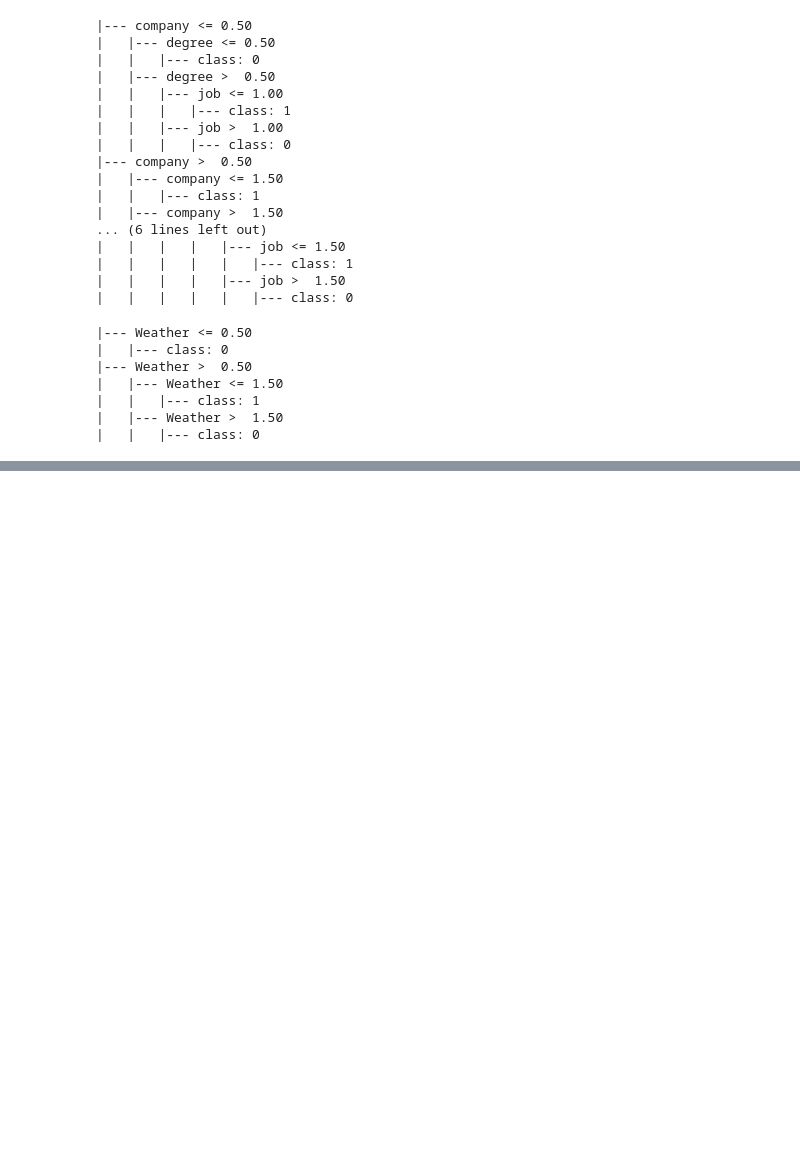
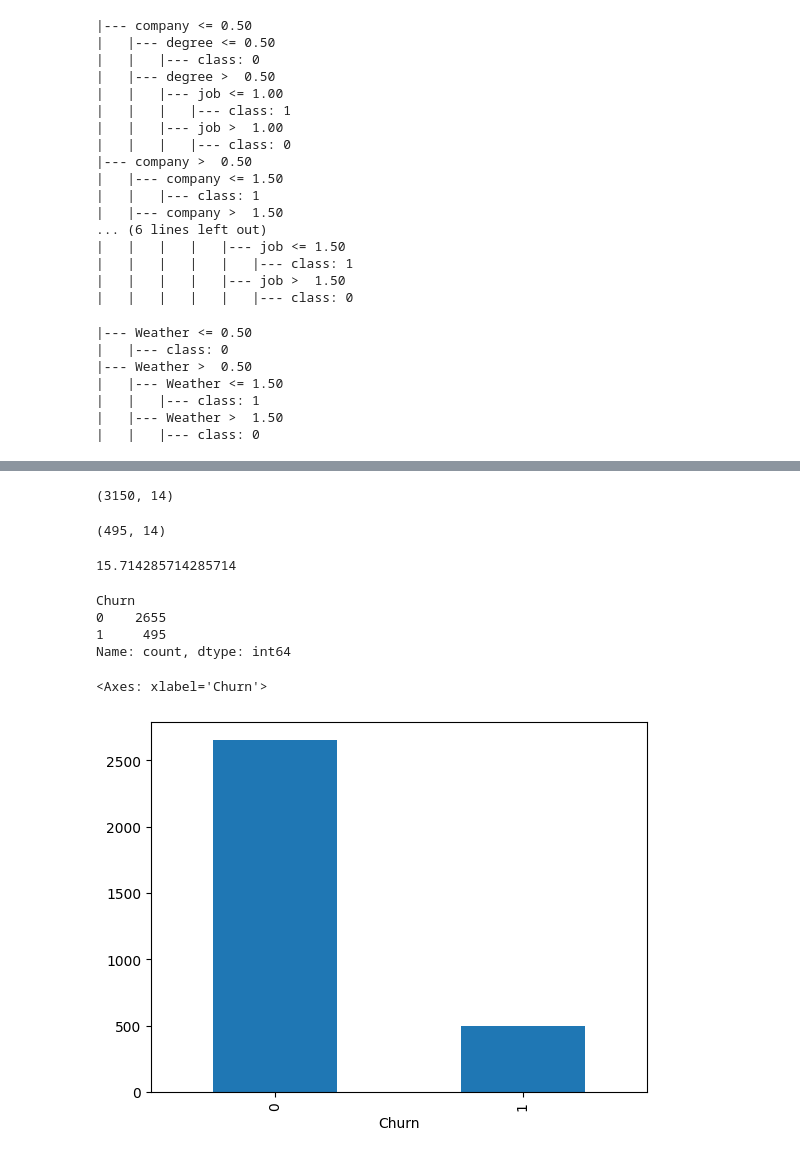
Before and after one commit to ThirumaleshV/AIE, a Jupyter notebook: ML/_2_Supervised_classification.ipynb, the cells around one changed output, grey strips where cells are left out. Saved outputs shown, nothing was run; the diff lists cells and outputs as text; code cells hidden in the pictures; blank space fills up the shorter version.

```diff
--- a/ML/_2_Supervised_classification.ipynb
+++ b/ML/_2_Supervised_classification.ipynb
@@ -2106,0 +2318,4 @@ print(export_text(model, feature_names=["Weather"]))
+# %%
+import pandas as pd
+df=pd.read_csv(r"..\Datasets\churn.csv")
+df.sample(5)
@@ -2106,0 +2329,27 @@ print(export_text(model, feature_names=["Weather"]))
+# %%
+df.shape
+# %% [output]
+(3150, 14)
+# %%
+df[df["Churn"]==1].shape
+# %% [output]
+(495, 14)
+# %%
+churn_percentage_1 = (495 / 3150) * 100
+print(churn_percentage_1)
+# %% [output]
+15.714285714285714
+# %%
+df.Churn.value_counts()
+# %% [output]
+Churn
+0    2655
+1     495
+Name: count, dtype: int64
+# %%
+import matplotlib.pyplot as plt
+
+df["Churn"].value_counts().plot(kind="bar")
+# %% [output]
+<Axes: xlabel='Churn'>
+[figure, added]
```
Also changed, not shown: parts of 28 cells of this notebook.
